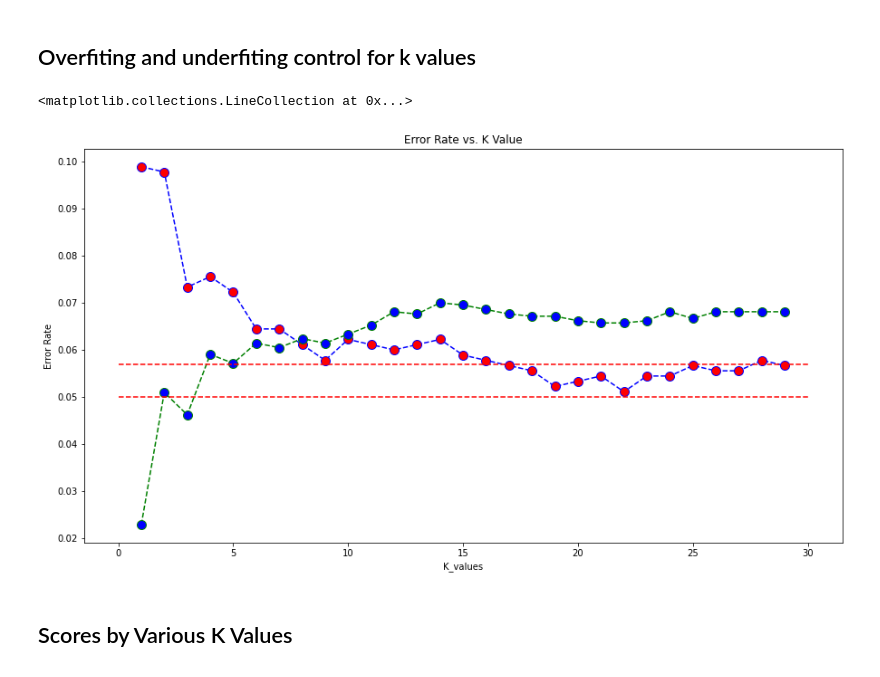
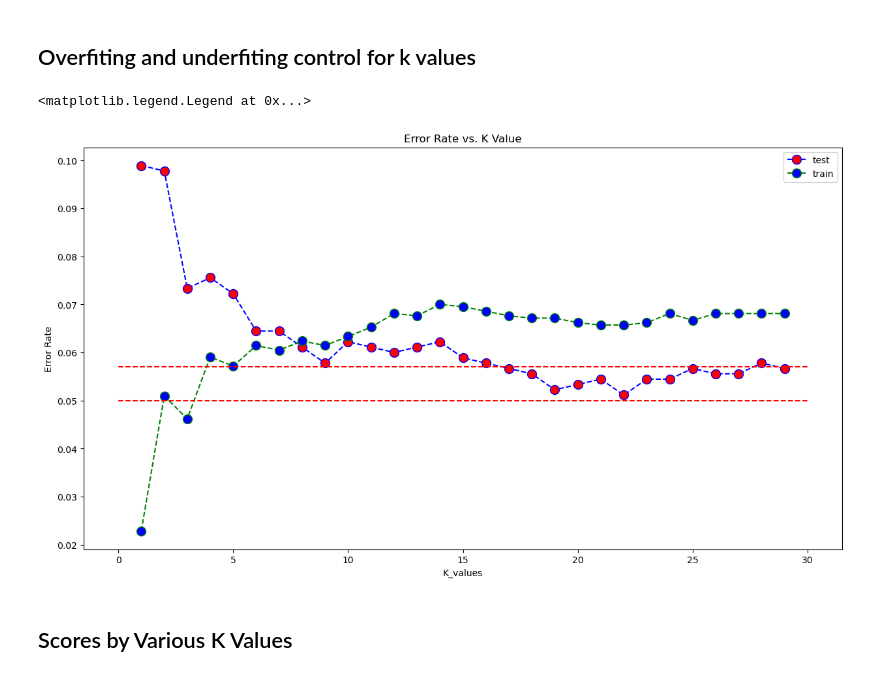
Before and after one commit to yildiz3/Machine-Learning, a Jupyter notebook: InClass-Notes/ML-10/ML-10 (K-Nearest Neighbors(KNN)-Pipeline)_25.08.2022.ipynb, the cells around one changed output. Drawn from its saved outputs; the diff is of its cells as text; code cells hidden in the pictures.

```diff
--- a/InClass-Notes/ML-10/ML-10 (K-Nearest Neighbors(KNN)-Pipeline)_25.08.2022.ipynb
+++ b/InClass-Notes/ML-10/ML-10 (K-Nearest Neighbors(KNN)-Pipeline)_25.08.2022.ipynb
@@ -272,17 +274,18 @@ for k in range(1,30):
 # %%
 plt.figure(figsize=(15,8))
 plt.plot(range(1,30), test_error_rates, color='blue', linestyle='--', marker='o',
          markerfacecolor='red', markersize=10)
 plt.plot(range(1,30), train_error_rates, color='green', linestyle='--', marker='o',
          markerfacecolor='blue', markersize=10)
 plt.title('Error Rate vs. K Value')
 plt.xlabel('K_values')
 plt.ylabel('Error Rate')
 plt.hlines(y=0.050, xmin = 0, xmax = 30, colors= 'r', linestyles="--")
 plt.hlines(y=0.057, xmin = 0, xmax = 30, colors= 'r', linestyles="--")
+plt.legend(["test", "train"])
 # %% [output]
-<matplotlib.collections.LineCollection at 0x...>
+<matplotlib.legend.Legend at 0x...>
-[figure, old version]
+[figure, new version]
 # %% [markdown]
 ## Scores by Various K Values
 # %%
```
Also changed, not shown: parts of 9 cells of this notebook, 2 other files.
